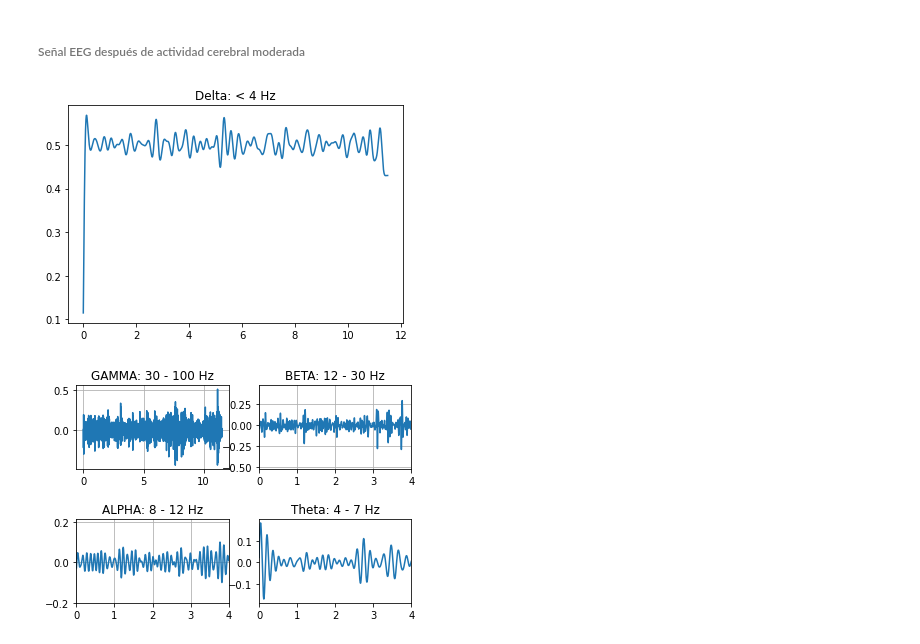
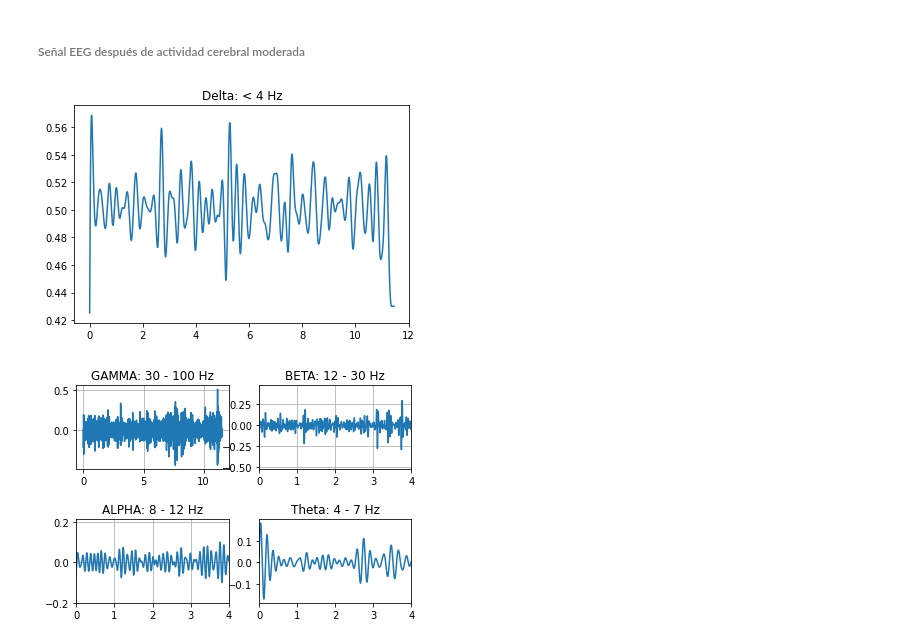
Before and after one commit to fruizg/Introduccion_de_senales, a Jupyter notebook: ISB/Laboratorios/Lab5_EEG/ProcesamientoSenal_BITalino.ipynb, the cells around one changed output. Drawn from its saved outputs; the diff is of its cells as text; code cells hidden in the pictures.

```diff
--- a/ISB/Laboratorios/Lab5_EEG/ProcesamientoSenal_BITalino.ipynb
+++ b/ISB/Laboratorios/Lab5_EEG/ProcesamientoSenal_BITalino.ipynb
@@ -222,33 +222,36 @@ plt.xlim(0,4)
 plt.subplot(2,2,3)
 Wn1 = 8/(Fs/2)
 Wn2 = 12/(Fs/2)
 b, a = signal.butter(3,[Wn1,Wn2],'bandpass')
 eegalpha_filtered = signal.filtfilt(b, a, y2)
 plt.title('ALPHA: 8 - 12 Hz')
 plt.plot(t2,eegalpha_filtered)
 plt.grid()
 plt.xlim(0,4)
 
 #Theta
 plt.subplot(2,2,4)
 Wn1 = 4/(Fs/2)
 Wn2 = 7/(Fs/2)
 b, a = signal.butter(3,[Wn1,Wn2],'bandpass')
 eegtheta_filtered = signal.filtfilt(b, a, y2)
 plt.title('Theta: 4 - 7 Hz')
 plt.plot(t2,eegtheta_filtered)
 plt.grid()
 plt.xlim(0,4)
 
 #Delta
 
 Wn = 4/(Fs/2)
 b, a = signal.butter(5,Wn,'lowpass')
 eegdelta_filtered = signal.filtfilt(b, a, y2)
-axs.plot(t2,eegdelta_filtered)
+eegdelta_filtered = eegdelta_filtered[51:]
+Naux = len(eegdelta_filtered)
+t3 = (np.arange(0,Naux)-1)/Fs
+axs.plot(t3,eegdelta_filtered)
 axs.set_title('Delta: < 4 Hz')
 plt.grid()
 plt.show()
 # %% [output]
-[figure, old version]
+[figure, new version]
 [figure]
```
